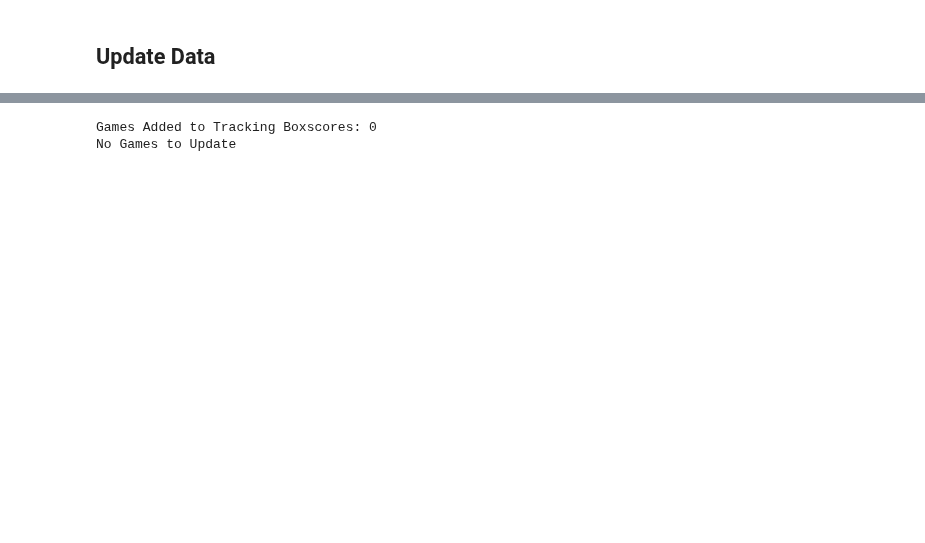
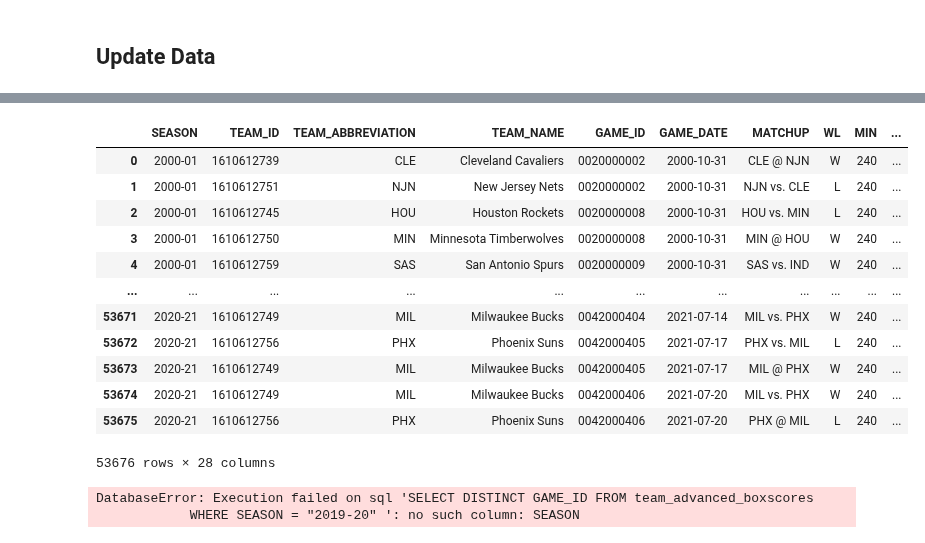
Before and after one commit to jnish23/NBA_Model, a Jupyter notebook: notebooks/Gathering Data.ipynb, the cells around one changed output, grey strips where cells are left out. Drawn from its saved outputs; the diff is of its cells as text; code cells hidden in the pictures; blank space fills up the shorter version.

Commit message:
Edit functions to gather data and store in sqlite DB

```diff
--- a/notebooks/Gathering Data.ipynb
+++ b/notebooks/Gathering Data.ipynb
@@ -270,5 +235,2 @@ connec
 # %% [markdown]
 ## Update Data
-# %%
-pd.options.display.max_columns=50
-leaguegamelog.LeagueGameLog(player_or_team_abbreviation='P').get_data_frames()[0]
@@ -437,48 +236,0 @@ No Games to Update
-# %%
-def update_tracking_boxscores(season='2020-21'):
-    # Pull the GAME_IDs from my data
-    current_player_boxscores = pd.read_csv('../data/current_season_data/player_tracking_boxscores_{}.csv'.format(season), dtype={'GAME_ID':'object'})
-    current_team_boxscores = pd.read_csv('../data/current_season_data/team_tracking_boxscores_{}.csv'.format(season), dtype={'GAME_ID':'object'})
-
-    current_game_ids = current_team_boxscores['GAME_ID'].unique()
-
-    # get up to date GAME_IDs
-    to_date_game_ids = []
-    for season_type in ['Regular Season', 'Playoffs']:
-        to_date_gamelogs = leaguegamelog.LeagueGameLog(season=season, season_type_all_star=season_type).get_data_frames()[0]
-        to_date_game_ids.extend(to_date_gamelogs['GAME_ID'].unique())
-
-
-    # See which game_ids are missing
-    missing_game_ids = set(to_date_game_ids) - set(current_game_ids)
-    num_games_updated = len(missing_game_ids)
-
-    print("Games Added to Tracking Boxscores: {}".format(num_games_updated))
-    if num_games_updated == 0:
-        print("No Games to Update")
-        return None
-    season_player_boxscores = []
-    season_team_boxscores = []
-
-    for game_id in tqdm(missing_game_ids, desc='progress'):
-        boxscores = boxscoreplayertrackv2.BoxScorePlayerTrackV2(game_id).get_data_frames()
-        season_player_boxscores.append(boxscores[0])
-        season_team_boxscores.append(boxscores[1])
-        sleep(2)
-
-    new_player_boxscores = pd.concat(season_player_boxscores)
-    new_team_boxscores = pd.concat(season_team_boxscores)
-
-    updated_player_boxscores = pd.concat([current_player_boxscores, new_player_boxscores])
-    updated_team_boxscores = pd.concat([current_team_boxscores, new_team_boxscores])
-
-    updated_player_boxscores.to_csv('../data/current_season_data/player_tracking_boxscores_{}.csv'.format(season), index=False)
-    updated_team_boxscores.to_csv('../data/current_season_data/team_tracking_boxscores_{}.csv'.format(season), index=False)
-
-
-    return None
-
-update_tracking_boxscores(season='2020-21')
-# %% [output]
-Games Added to Tracking Boxscores: 0
-No Games to Update
@@ -484,0 +265,26 @@ No Games to Update
+# %%
+# adv = pd.read_sql("SELECT * FROM team_advanced_boxscores", connection)
+connection = sqlite3.connect('../data/nba.db')
+basic = pd.read_sql("SELECT * FROM team_basic_boxscores", connection)
+
+basic
+# %% [output]
+|  | SEASON | TEAM_ID | TEAM_ABBREVIATION | TEAM_NAME | GAME_ID | GAME_DATE | MATCHUP | WL | MIN | ... |
+| 0 | 2000-01 | 1610612739 | CLE | Cleveland Cavaliers | 0020000002 | 2000-10-31 | CLE @ NJN | W | 240 | ... |
+| 1 | 2000-01 | 1610612751 | NJN | New Jersey Nets | 0020000002 | 2000-10-31 | NJN vs. CLE | L | 240 | ... |
+| 2 | 2000-01 | 1610612745 | HOU | Houston Rockets | 0020000008 | 2000-10-31 | HOU vs. MIN | L | 240 | ... |
+| 3 | 2000-01 | 1610612750 | MIN | Minnesota Timberwolves | 0020000008 | 2000-10-31 | MIN @ HOU | W | 240 | ... |
+| 4 | 2000-01 | 1610612759 | SAS | San Antonio Spurs | 0020000009 | 2000-10-31 | SAS vs. IND | W | 240 | ... |
+| ... | ... | ... | ... | ... | ... | ... | ... | ... | ... | ... |
+| 53671 | 2020-21 | 1610612749 | MIL | Milwaukee Bucks | 0042000404 | 2021-07-14 | MIL vs. PHX | W | 240 | ... |
+| 53672 | 2020-21 | 1610612756 | PHX | Phoenix Suns | 0042000405 | 2021-07-17 | PHX vs. MIL | L | 240 | ... |
+| 53673 | 2020-21 | 1610612749 | MIL | Milwaukee Bucks | 0042000405 | 2021-07-17 | MIL @ PHX | W | 240 | ... |
+| 53674 | 2020-21 | 1610612749 | MIL | Milwaukee Bucks | 0042000406 | 2021-07-20 | MIL vs. PHX | W | 240 | ... |
+| 53675 | 2020-21 | 1610612756 | PHX | Phoenix Suns | 0042000406 | 2021-07-20 | PHX @ MIL | L | 240 | ... |
+53676 rows × 28 columns
+# %%
+pd.read_sql('''SELECT DISTINCT GAME_ID FROM team_advanced_boxscores
+            WHERE SEASON = "{}" '''.format(season_str), connection)
+# %% [output]
+DatabaseError: Execution failed on sql 'SELECT DISTINCT GAME_ID FROM team_advanced_boxscores
+            WHERE SEASON = "2019-20" ': no such column: SEASON
```
Also changed, not shown: parts of 24 cells of this notebook, 2 other files.
